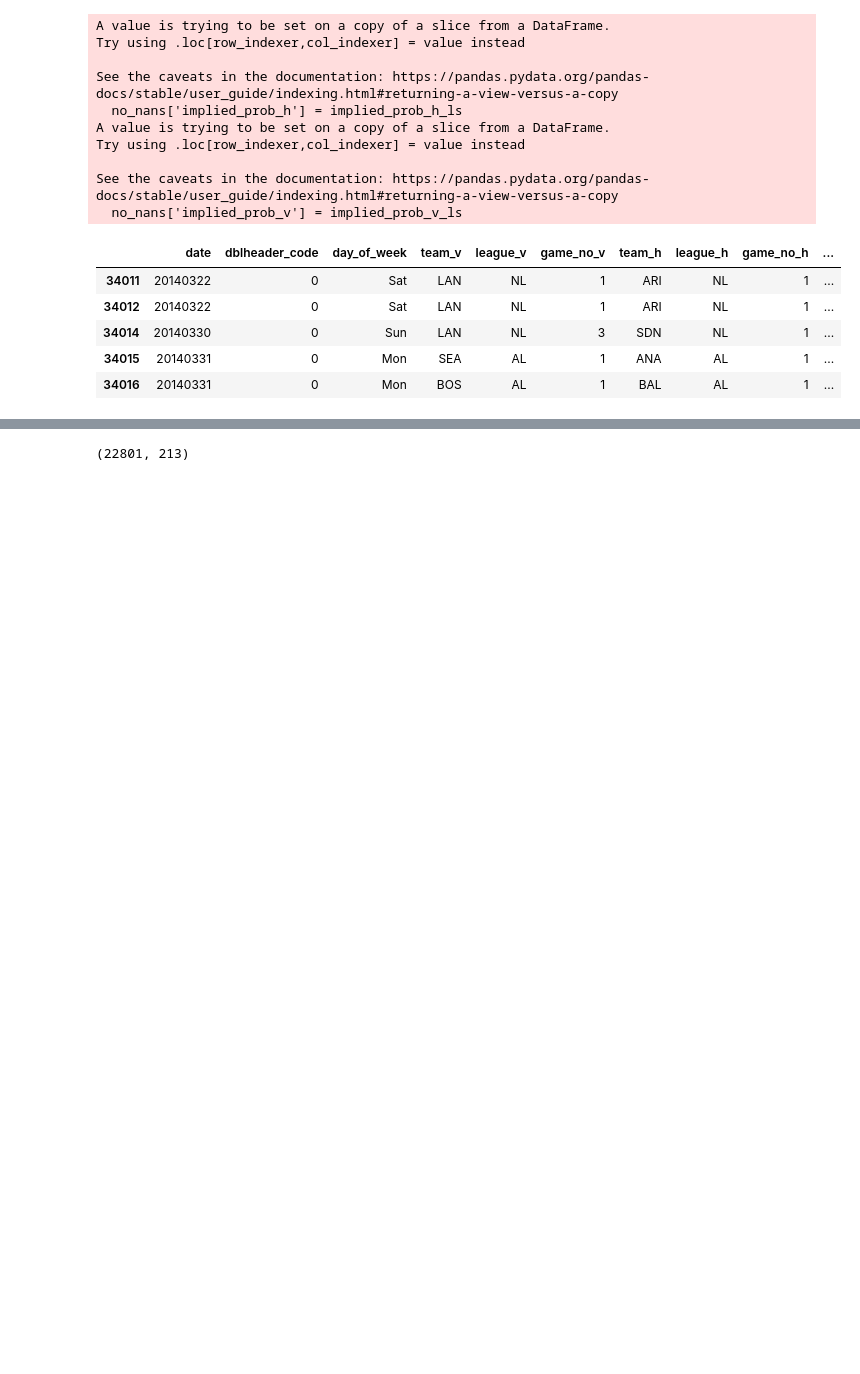
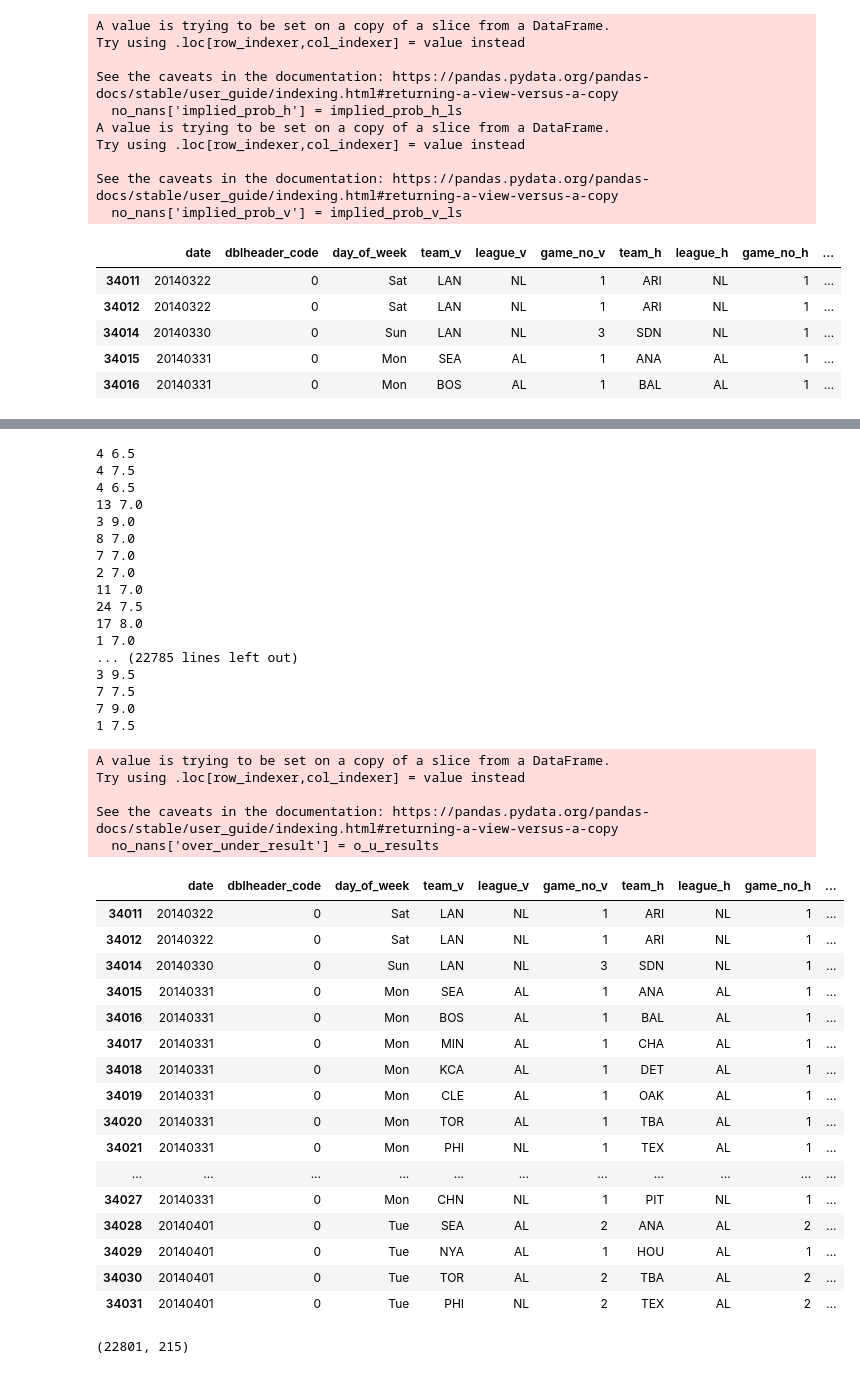
Before and after one commit to dtmcgee-su/predicting_2023_mlb_season, a Jupyter notebook: 03_get_betting_odds.ipynb, the cells around one changed output, grey strips where cells are left out. Cells and saved outputs as stored; diff of their text form; code cells hidden in the pictures; blank space fills up the shorter version.

Commit message:
add home team implied prob midpoint

```diff
--- a/03_get_betting_odds.ipynb
+++ b/03_get_betting_odds.ipynb
@@ -242,3 +242,15 @@ See the caveats in the documentation: https://pandas.pydata.org/pandas-docs/stab
 | 34014 | 20140330 | 0 | Sun | LAN | NL | 3 | SDN | NL | 1 | ... |
 | 34015 | 20140331 | 0 | Mon | SEA | AL | 1 | ANA | AL | 1 | ... |
 | 34016 | 20140331 | 0 | Mon | BOS | AL | 1 | BAL | AL | 1 | ... |
+# %%
+# Add implied probablity mid point as source of truth
+imp_prob_mid = []
+for h_prob, v_prob in zip(no_nans['implied_prob_h'], no_nans['implied_prob_v']):
+    print(h_prob, v_prob)
+    try:
+        imp_prob_mid.append((float(h_prob) + (1-float(v_prob)))/2)
+    except TypeError:
+        imp_prob_mid.append(None)
+
+no_nans['implied_prob_h_mid'] = imp_prob_mid
+no_nans.head()
@@ -245,6 +286,60 @@ See the caveats in the documentation: https://pandas.pydata.org/pandas-docs/stab
+# %%
+# Add O/U result - if run_total > over_under, O...
+o_u_results = []
+for total, pred in zip(no_nans['run_total'], no_nans['over_under']):
+    if total > pred:
+        o_u_results.append('O')
+    elif total < pred:
+        o_u_results.append('U')
+    elif total == pred:
+        o_u_results.append('N')
+
+no_nans['over_under_result'] = o_u_results
+
+no_nans.head(20)
+# %% [output]
+4 6.5
+4 7.5
+4 6.5
+13 7.0
+3 9.0
+8 7.0
+7 7.0
+2 7.0
+11 7.0
+24 7.5
+17 8.0
+1 7.0
+... (22785 lines left out)
+3 9.5
+7 7.5
+7 9.0
+1 7.5
+A value is trying to be set on a copy of a slice from a DataFrame.
+Try using .loc[row_indexer,col_indexer] = value instead
+
+See the caveats in the documentation: https://pandas.pydata.org/pandas-docs/stable/user_guide/indexing.html#returning-a-view-versus-a-copy
+  no_nans['over_under_result'] = o_u_results
+|  | date | dblheader_code | day_of_week | team_v | league_v | game_no_v | team_h | league_h | game_no_h | ... |
+| 34011 | 20140322 | 0 | Sat | LAN | NL | 1 | ARI | NL | 1 | ... |
+| 34012 | 20140322 | 0 | Sat | LAN | NL | 1 | ARI | NL | 1 | ... |
+| 34014 | 20140330 | 0 | Sun | LAN | NL | 3 | SDN | NL | 1 | ... |
+| 34015 | 20140331 | 0 | Mon | SEA | AL | 1 | ANA | AL | 1 | ... |
+| 34016 | 20140331 | 0 | Mon | BOS | AL | 1 | BAL | AL | 1 | ... |
+| 34017 | 20140331 | 0 | Mon | MIN | AL | 1 | CHA | AL | 1 | ... |
+| 34018 | 20140331 | 0 | Mon | KCA | AL | 1 | DET | AL | 1 | ... |
+| 34019 | 20140331 | 0 | Mon | CLE | AL | 1 | OAK | AL | 1 | ... |
+| 34020 | 20140331 | 0 | Mon | TOR | AL | 1 | TBA | AL | 1 | ... |
+| 34021 | 20140331 | 0 | Mon | PHI | NL | 1 | TEX | AL | 1 | ... |
+| ... | ... | ... | ... | ... | ... | ... | ... | ... | ... | ... |
+| 34027 | 20140331 | 0 | Mon | CHN | NL | 1 | PIT | NL | 1 | ... |
+| 34028 | 20140401 | 0 | Tue | SEA | AL | 2 | ANA | AL | 2 | ... |
+| 34029 | 20140401 | 0 | Tue | NYA | AL | 1 | HOU | AL | 1 | ... |
+| 34030 | 20140401 | 0 | Tue | TOR | AL | 2 | TBA | AL | 2 | ... |
+| 34031 | 20140401 | 0 | Tue | PHI | NL | 2 | TEX | AL | 2 | ... |
 # %%
 no_nans.shape
 # %% [output]
-(22801, 213)
+(22801, 215)
 # %%
 no_nans.to_csv('./hidden_data/mlb_game_and_odds.csv', index = False)
```
Also changed, not shown: parts of 1 cell of this notebook.
